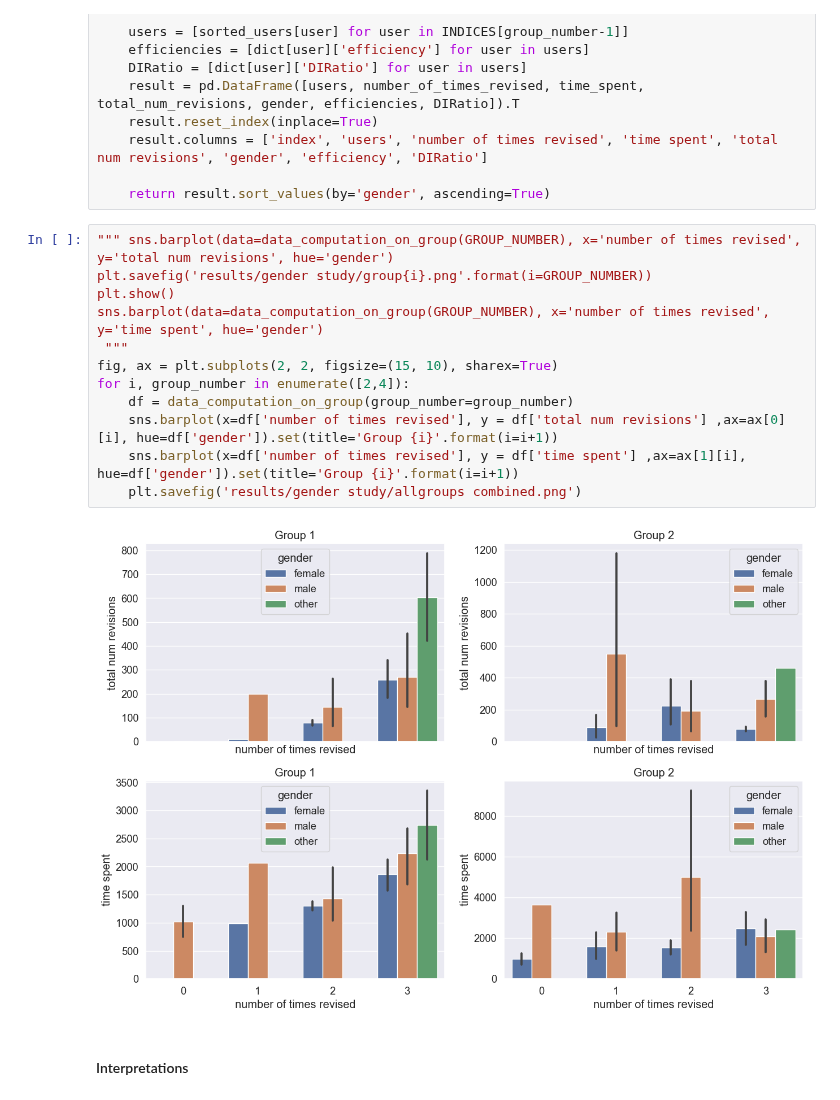
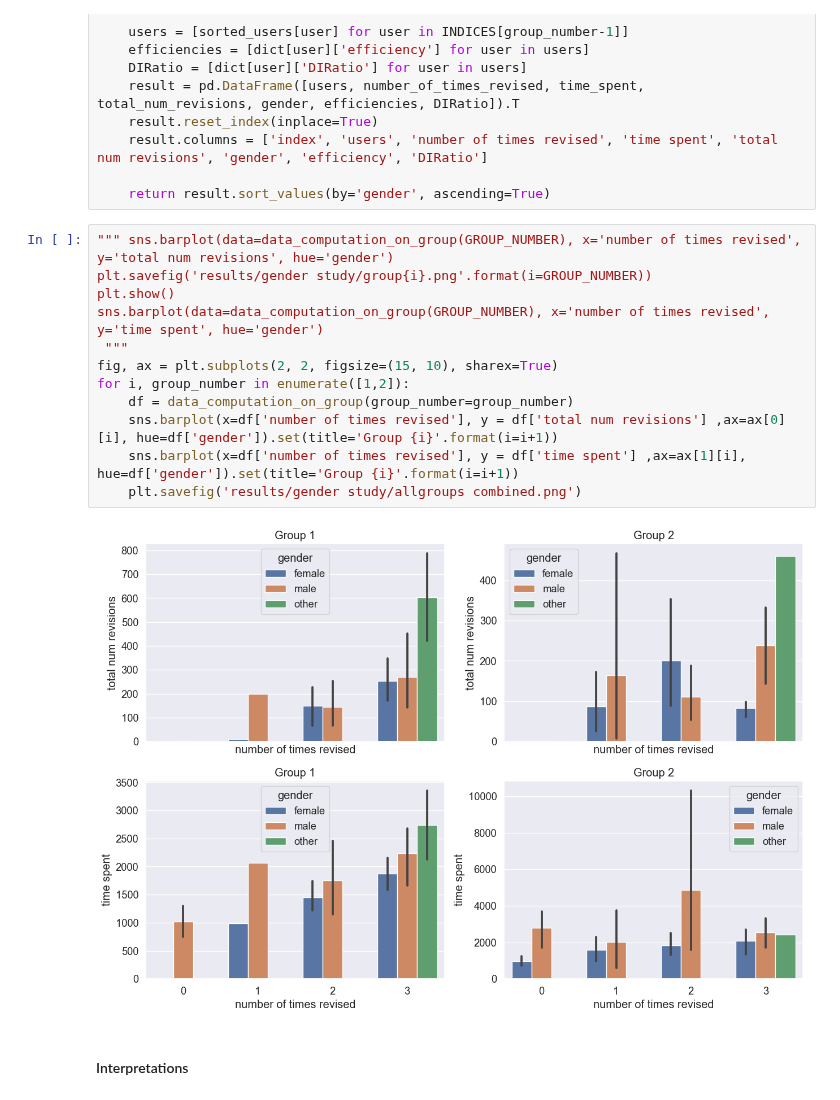
Before and after one commit to lucamouchel/Understanding-Revision-Behavior, a Jupyter notebook: GroupComparison.ipynb, the cells around one changed output. Cells and saved outputs as stored; diff of their text form.

```diff
--- a/GroupComparison.ipynb
+++ b/GroupComparison.ipynb
@@ -65,17 +78,17 @@ def data_computation_on_group(group_number):
 # %%
 """ sns.barplot(data=data_computation_on_group(GROUP_NUMBER), x='number of times revised', y='total num revisions', hue='gender')
 plt.savefig('results/gender study/group{i}.png'.format(i=GROUP_NUMBER))
 plt.show()
 sns.barplot(data=data_computation_on_group(GROUP_NUMBER), x='number of times revised', y='time spent', hue='gender')
  """
 fig, ax = plt.subplots(2, 2, figsize=(15, 10), sharex=True)
-for i, group_number in enumerate([2,4]):
+for i, group_number in enumerate([1,2]):
     df = data_computation_on_group(group_number=group_number)
     sns.barplot(x=df['number of times revised'], y = df['total num revisions'] ,ax=ax[0][i], hue=df['gender']).set(title='Group {i}'.format(i=i+1))
     sns.barplot(x=df['number of times revised'], y = df['time spent'] ,ax=ax[1][i], hue=df['gender']).set(title='Group {i}'.format(i=i+1))
     plt.savefig('results/gender study/allgroups combined.png')
 # %% [output]
-[figure, old version]
+[figure, new version]
 # %% [markdown]
 #### Interpretations
 # %% [markdown]
```
Also changed, not shown: parts of 3 cells of this notebook, 4 other files.
